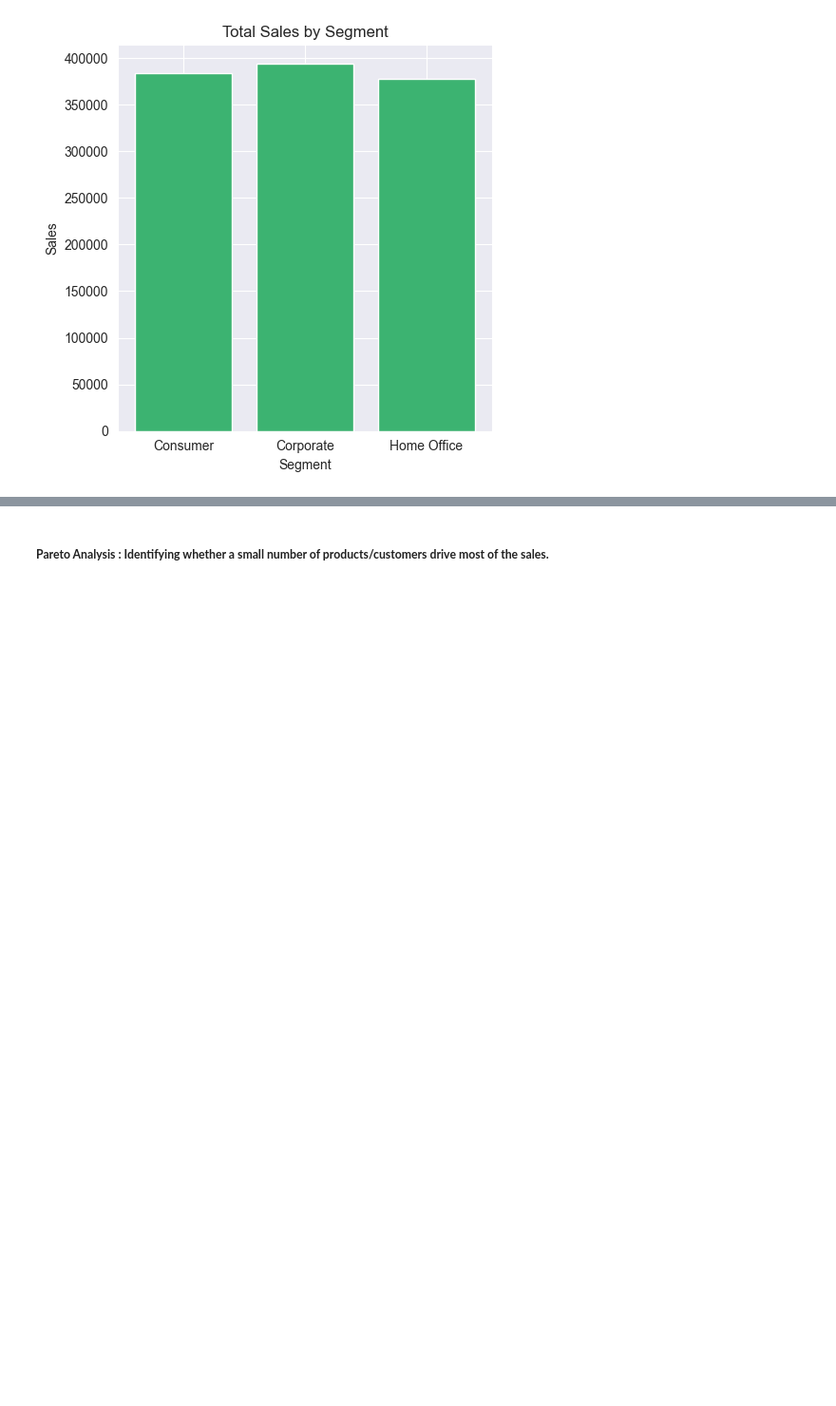
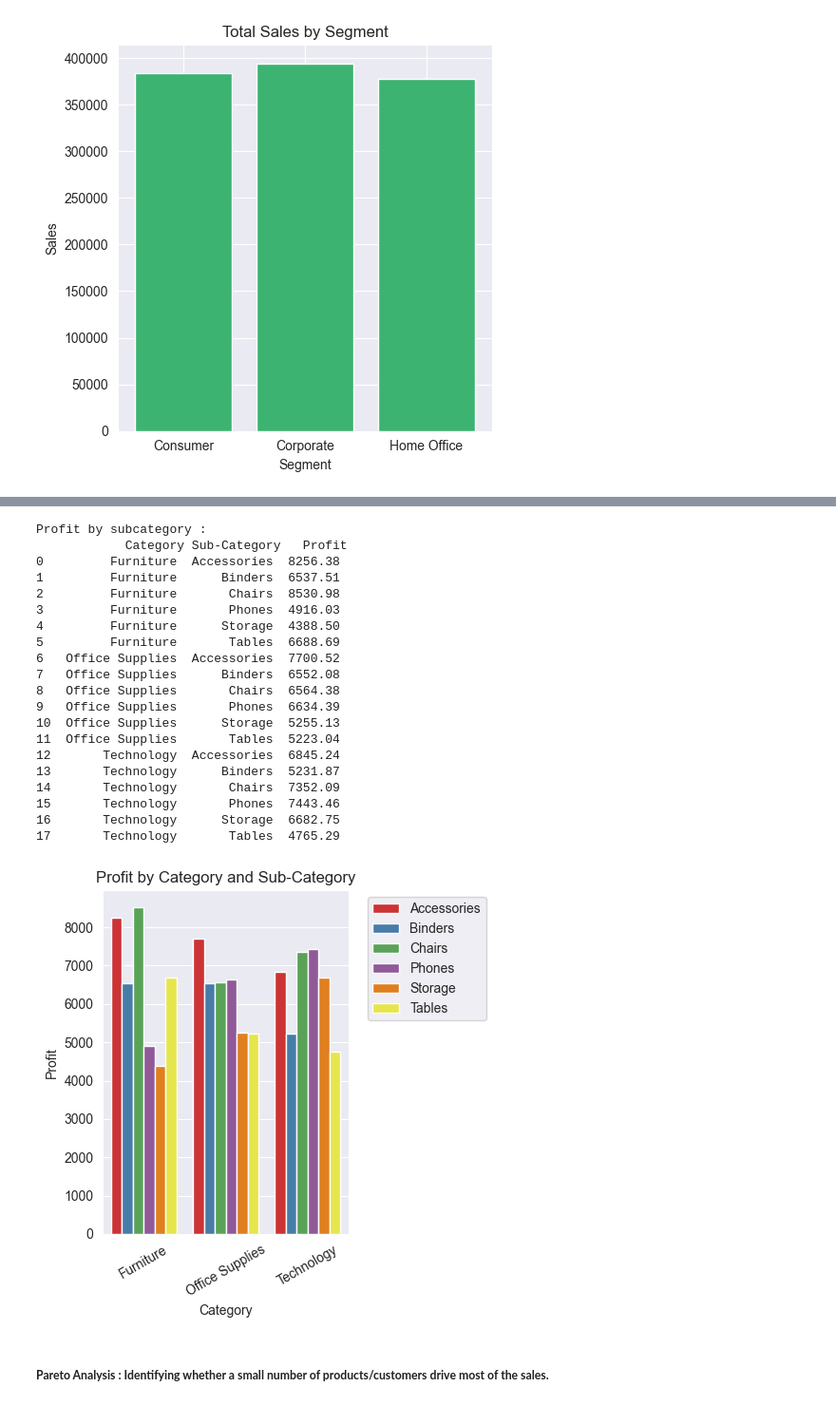
Before and after one commit to 26Vaidehi/INT375_Python, a Jupyter notebook: INT-375_Project.ipynb, the cells around one changed output, grey strips where cells are left out. Shown at 95% size. Drawn from its saved outputs; the diff is of its cells as text; code cells hidden in the pictures; blank space fills up the shorter version.

```diff
--- a/INT-375_Project.ipynb
+++ b/INT-375_Project.ipynb
@@ -442,3 +475,39 @@ plt.show()
+# %%
+# Group by both Category and Sub-Category
+profit_by_subcategory = df.groupby(['Category', 'Sub-Category'])['Profit'].sum().reset_index()
+print("Profit by subcategory : \n",profit_by_subcategory)
+
+plt.figure(figsize=(5, 5))
+sns.barplot(data=profit_by_subcategory, x='Category', y='Profit', hue='Sub-Category', palette='Set1')
+plt.title('Profit by Category and Sub-Category')
+plt.ylabel('Profit')
+plt.xlabel('Category')
+plt.xticks(rotation=30)
+plt.legend(bbox_to_anchor=(1.05, 1), loc='upper left')
+plt.tight_layout()
+plt.show()
+# %% [output]
+Profit by subcategory :
+            Category Sub-Category   Profit
+0         Furniture  Accessories  8256.38
+1         Furniture      Binders  6537.51
+2         Furniture       Chairs  8530.98
+3         Furniture       Phones  4916.03
+4         Furniture      Storage  4388.50
+5         Furniture       Tables  6688.69
+6   Office Supplies  Accessories  7700.52
+7   Office Supplies      Binders  6552.08
+8   Office Supplies       Chairs  6564.38
+9   Office Supplies       Phones  6634.39
+10  Office Supplies      Storage  5255.13
+11  Office Supplies       Tables  5223.04
+12       Technology  Accessories  6845.24
+13       Technology      Binders  5231.87
+14       Technology       Chairs  7352.09
+15       Technology       Phones  7443.46
+16       Technology      Storage  6682.75
+17       Technology       Tables  4765.29
+[figure, added]
 # %% [markdown]
 ##### **Pareto Analysis : Identifying whether a small number of products/customers drive most of the sales.**
 # %%
```
Also changed, not shown: parts of 2 cells of this notebook.
